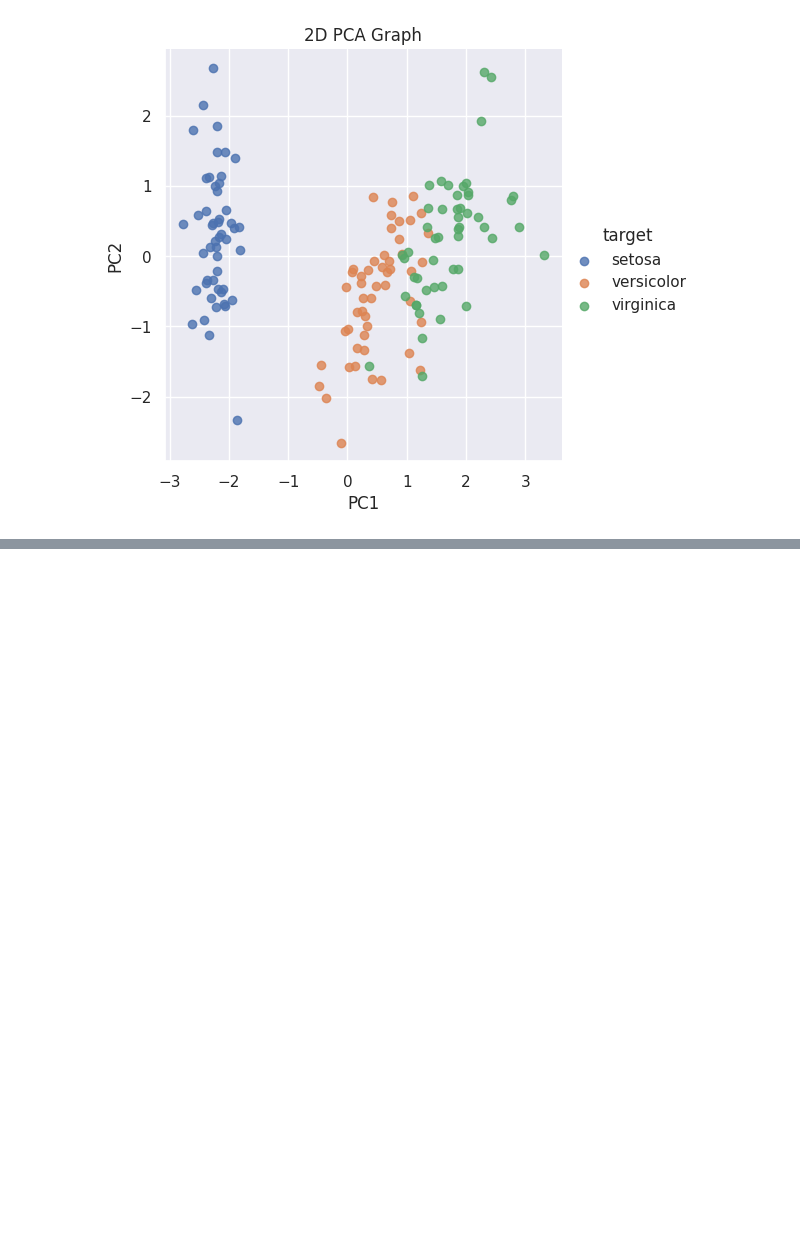
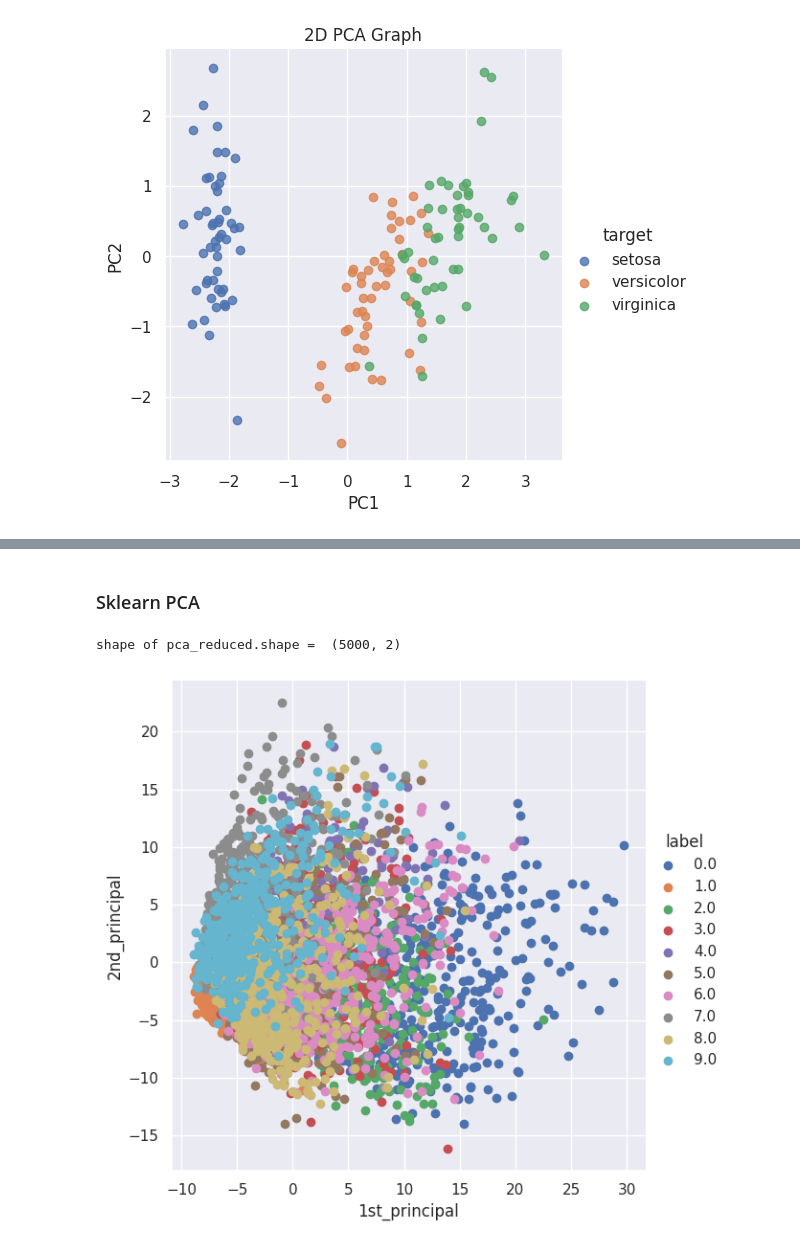
Before and after one commit to KochyanLV/Machine-Learning-Models, a Jupyter notebook: PCA.ipynb, the cells around one changed output, grey strips where cells are left out. Saved outputs shown, nothing was run; the diff lists cells and outputs as text; code cells hidden in the pictures; blank space fills up the shorter version.

```diff
--- a/PCA.ipynb
+++ b/PCA.ipynb
@@ -252,0 +309,3 @@ plt.show()
+# %%
+target = target.head(5000)
+pxls = pixels.head(5000)
@@ -252,0 +377,20 @@ plt.show()
+# %% [markdown]
+### Sklearn PCA
+# %%
+from sklearn import decomposition
+pca = decomposition.PCA()
+
+pca.n_components = 2
+pca_data = pca.fit_transform(curr)
+
+print("shape of pca_reduced.shape = ", pca_data.shape)
+# %% [output]
+shape of pca_reduced.shape =  (5000, 2)
+# %%
+pca_data = np.vstack((pca_data.T, target)).T
+
+pca_df = pd.DataFrame(data=pca_data, columns=("1st_principal", "2nd_principal", "label"))
+sns.FacetGrid(pca_df, hue="label", height=6).map(plt.scatter, '1st_principal', '2nd_principal').add_legend()
+plt.show()
+# %% [output]
+[figure, added]
```
Also changed, not shown: parts of 21 cells of this notebook.
